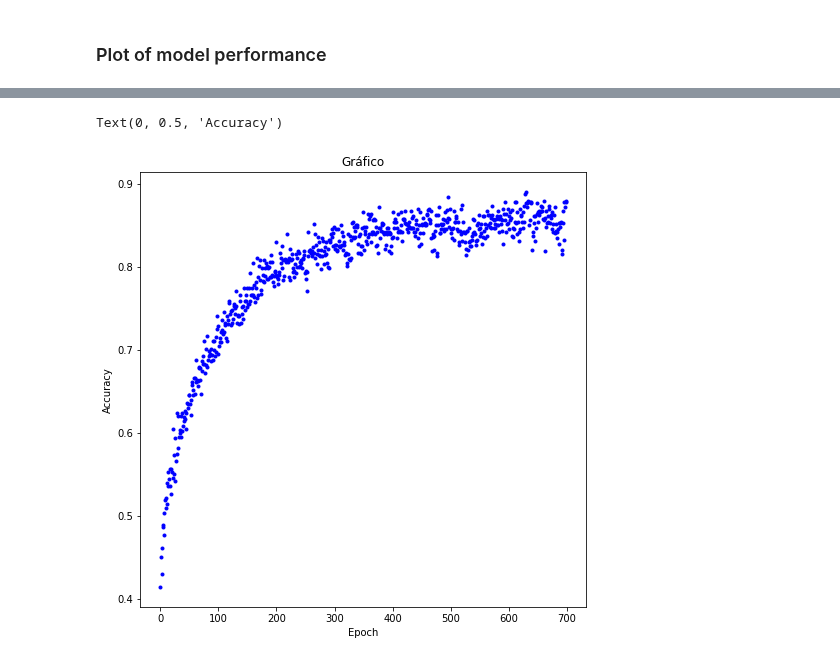
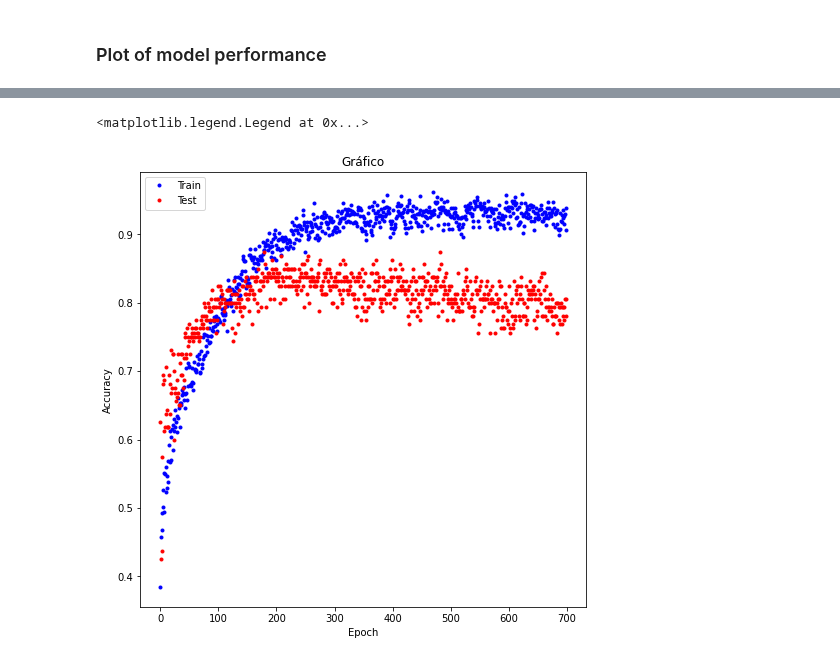
Before and after one commit to blackmountainb/taad-project, a Jupyter notebook: code/Model_Train.ipynb, the cells around one changed output, grey strips where cells are left out. Drawn from its saved outputs; the diff is of its cells as text; code cells hidden in the pictures.

Commit message:
Adicao matriz confusao e epochsxTreino

```diff
--- a/code/Model_Train.ipynb
+++ b/code/Model_Train.ipynb
@@ -413,4 +243,5 @@ INFO:tensorflow:Assets written to: ../model_save/cut_setA_Train_std_mffcs20_Hist
 # %% [markdown]
 ### Plot of model performance
 # %%
-history = pd.read_csv('../model_save/cut_setA_Train_std_mffcs20_Hist_700.log')
+history = pd.read_csv('../model_save/cut_setA_Train_std_mffcs40_Hist_700.log')
+history.head()
@@ -417,19 +255,23 @@ history = pd.read_csv('../model_save/cut_setA_Train_std_mffcs20_Hist_700.log')
-# %%
-xx = np.array(history.epoch.tolist())
-yy = np.array(history.accuracy.tolist())
-
-fig = plt.figure(figsize=(8,8))
-Plot = fig.add_subplot(111)
-
-Plot.plot(xx, yy, "b.")
-
-#Plot.axvline(x=Ei, c='red')
-#Plot.axhline(y=npy.log(tauN), c='purple')
-
-Plot.title.set_text("Gráfico")
-Plot.set_xlabel("Epoch")
-Plot.set_ylabel("Accuracy")
-# %% [output]
-Text(0, 0.5, 'Accuracy')
-[figure, removed]
+# %%
+xx = np.array(history.epoch.tolist())
+yy = np.array(history.accuracy.tolist())
+
+fig = plt.figure(figsize=(8,8))
+Plot = fig.add_subplot(111)
+
+Plot.plot(xx, yy, "b.", label = 'Train')
+
+yy = np.array(history.val_accuracy.tolist())
+Plot.plot(xx, yy, "r.", label = 'Test')
+
+#Plot.axvline(x=Ei, c='red')
+#Plot.axhline(y=npy.log(tauN), c='purple')
+
+Plot.title.set_text("Gráfico")
+Plot.set_xlabel("Epoch")
+Plot.set_ylabel("Accuracy")
+Plot.legend()
+# %% [output]
+<matplotlib.legend.Legend at 0x...>
+[figure, added]
 # %%
```
Also changed, not shown: parts of 17 cells of this notebook, 14 other files.
